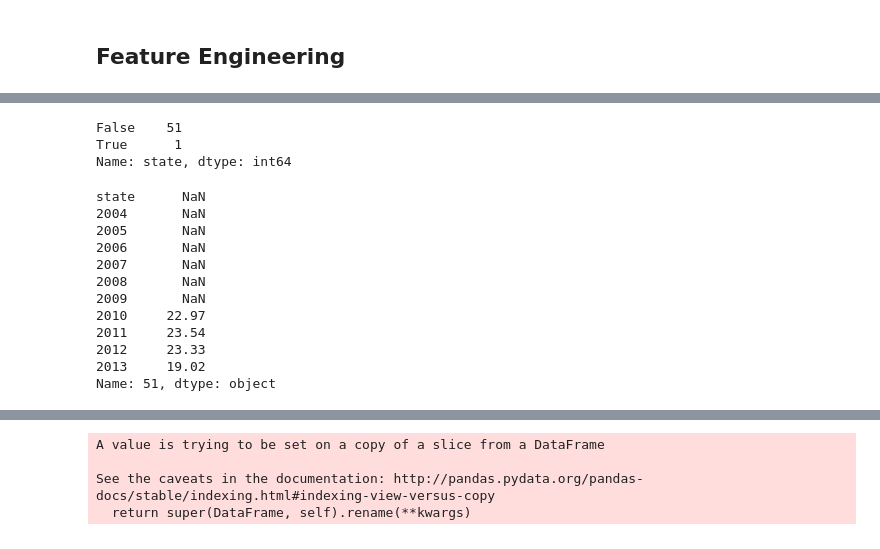
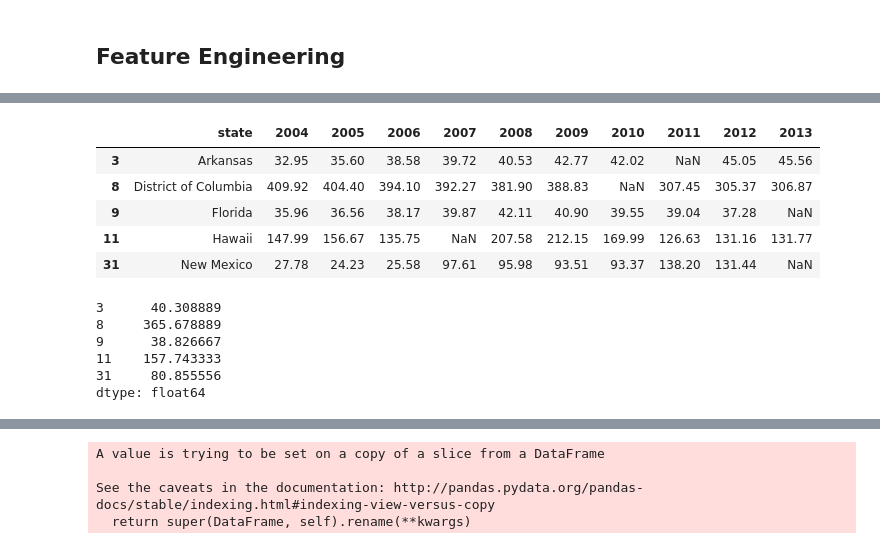
Before and after one commit to windyseng/predicting_homelessness, a Jupyter notebook: predict_homeless_3.ipynb, the cells around one changed output, grey strips where cells are left out. Drawn from its saved outputs; the diff is of its cells as text; code cells hidden in the pictures.

```diff
--- a/predict_homeless_3.ipynb
+++ b/predict_homeless_3.ipynb
@@ -281,24 +279,3 @@ dtypes: float64(8), object(3)
 memory usage: 4.5+ KB
 # %%
 m_df.rename({'Unnamed: 0': 'state'}, axis=1, inplace=True)
-# %%
-m_df.state.isna().value_counts()
-# %% [output]
-False    51
-True      1
-Name: state, dtype: int64
-# %%
-m_df.iloc[51]
-# %% [output]
-state      NaN
-2004       NaN
-2005       NaN
-2006       NaN
-2007       NaN
-2008       NaN
-2009       NaN
-2010     22.97
-2011     23.54
-2012     23.33
-2013     19.02
-Name: 51, dtype: object
@@ -308,0 +282,18 @@ m_df = m_df.fillna(1)
+# %%
+m_df[m_df.isnull().any(axis=1) == True] #fill missing data with averages for the state
+# %% [output]
+|  | state | 2004 | 2005 | 2006 | 2007 | 2008 | 2009 | 2010 | 2011 | 2012 | 2013 |
+| 3 | Arkansas | 32.95 | 35.60 | 38.58 | 39.72 | 40.53 | 42.77 | 42.02 | NaN | 45.05 | 45.56 |
+| 8 | District of Columbia | 409.92 | 404.40 | 394.10 | 392.27 | 381.90 | 388.83 | NaN | 307.45 | 305.37 | 306.87 |
+| 9 | Florida | 35.96 | 36.56 | 38.17 | 39.87 | 42.11 | 40.90 | 39.55 | 39.04 | 37.28 | NaN |
+| 11 | Hawaii | 147.99 | 156.67 | 135.75 | NaN | 207.58 | 212.15 | 169.99 | 126.63 | 131.16 | 131.77 |
+| 31 | New Mexico | 27.78 | 24.23 | 25.58 | 97.61 | 95.98 | 93.51 | 93.37 | 138.20 | 131.44 | NaN |
+# %%
+m_df[m_df.isnull().any(axis=1) == True].mean(axis=1)
+# %% [output]
+3      40.308889
+8     365.678889
+9      38.826667
+11    157.743333
+31     80.855556
+dtype: float64
```
Also changed, not shown: parts of 13 cells of this notebook, 4 other files.
